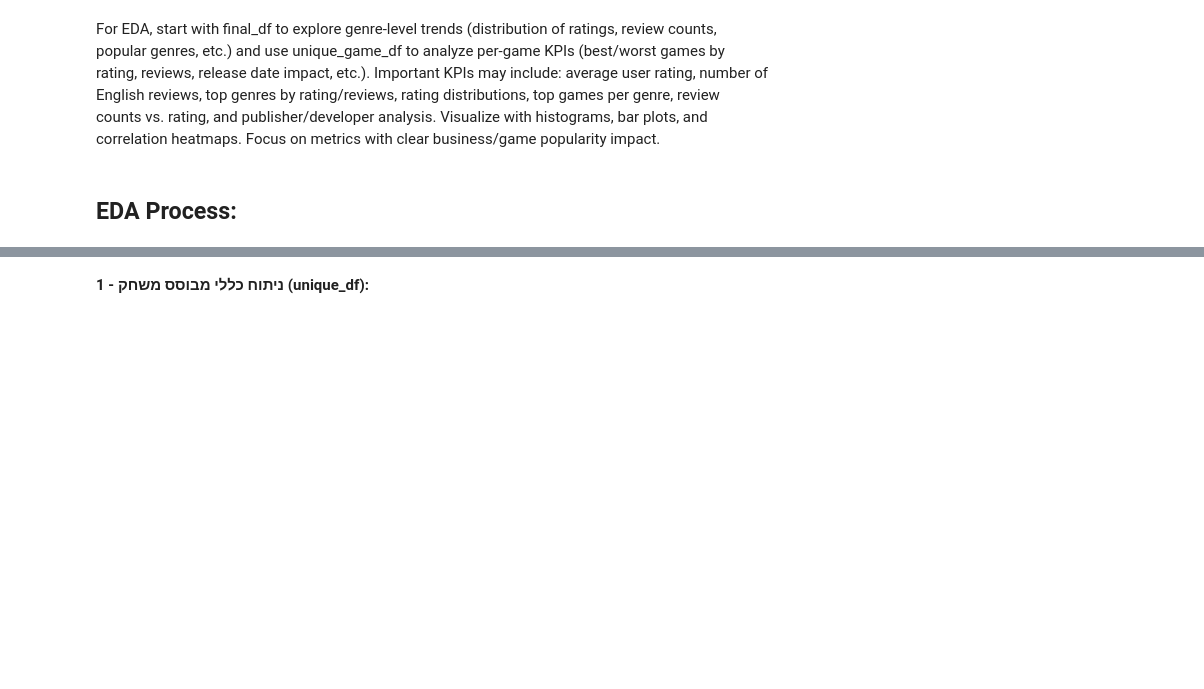
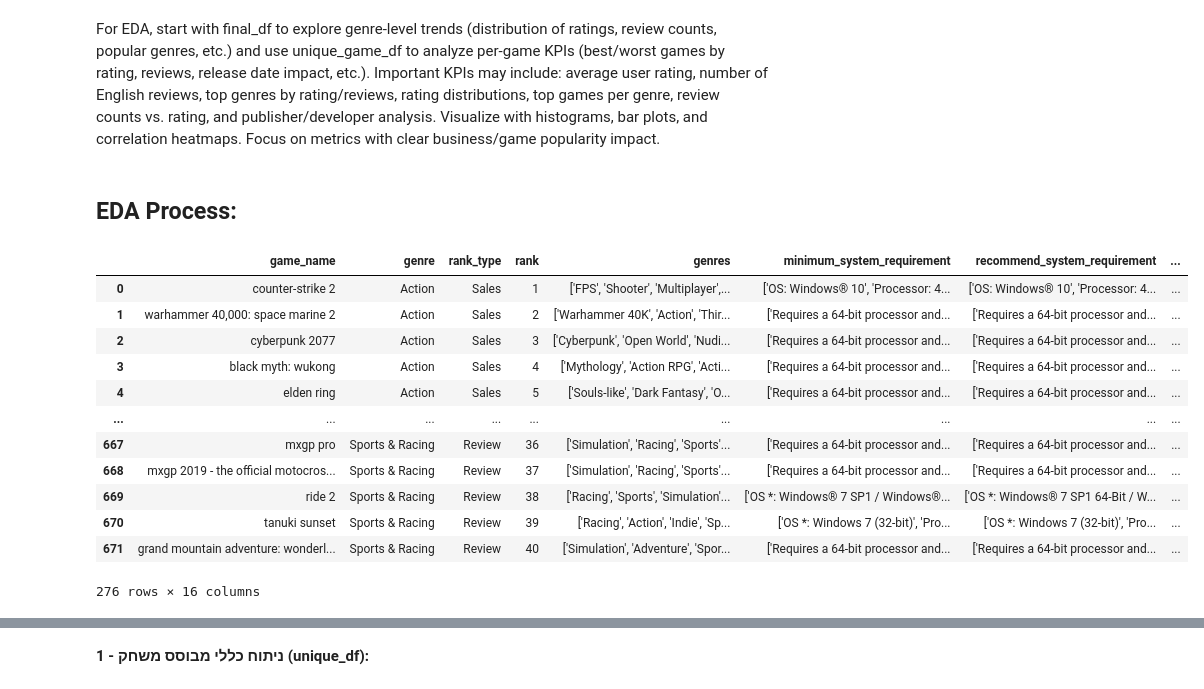
Before and after one commit to OfirBH/Steam_Final_Project, a Jupyter notebook: steam_final_project.ipynb, the cells around one changed output, grey strips where cells are left out. Cells and saved outputs as stored; diff of their text form; code cells hidden in the pictures; blank space fills up the shorter version.

```diff
--- a/steam_final_project.ipynb
+++ b/steam_final_project.ipynb
@@ -858,3 +879,19 @@ Summarize key findings after each visualization or analysis step.
 For EDA, start with final_df to explore genre-level trends (distribution of ratings, review counts, popular genres, etc.) and use unique_game_df to analyze per-game KPIs (best/worst games by rating, reviews, release date impact, etc.). Important KPIs may include: average user rating, number of English reviews, top genres by rating/reviews, rating distributions, top games per genre, review counts vs. rating, and publisher/developer analysis. Visualize with histograms, bar plots, and correlation heatmaps. Focus on metrics with clear business/game popularity impact.
 # %% [markdown]
 ## **EDA Process:**
+# %%
+unique_game_df
+# %% [output]
+|  | game_name | genre | rank_type | rank | genres | minimum_system_requirement | recommend_system_requirement | ... |
+| 0 | counter-strike 2 | Action | Sales | 1 | ['FPS', 'Shooter', 'Multiplayer',... | ['OS: Windows® 10', 'Processor: 4... | ['OS: Windows® 10', 'Processor: 4... | ... |
+| 1 | warhammer 40,000: space marine 2 | Action | Sales | 2 | ['Warhammer 40K', 'Action', 'Thir... | ['Requires a 64-bit processor and... | ['Requires a 64-bit processor and... | ... |
+| 2 | cyberpunk 2077 | Action | Sales | 3 | ['Cyberpunk', 'Open World', 'Nudi... | ['Requires a 64-bit processor and... | ['Requires a 64-bit processor and... | ... |
+| 3 | black myth: wukong | Action | Sales | 4 | ['Mythology', 'Action RPG', 'Acti... | ['Requires a 64-bit processor and... | ['Requires a 64-bit processor and... | ... |
+| 4 | elden ring | Action | Sales | 5 | ['Souls-like', 'Dark Fantasy', 'O... | ['Requires a 64-bit processor and... | ['Requires a 64-bit processor and... | ... |
+| ... | ... | ... | ... | ... | ... | ... | ... | ... |
+| 667 | mxgp pro | Sports & Racing | Review | 36 | ['Simulation', 'Racing', 'Sports'... | ['Requires a 64-bit processor and... | ['Requires a 64-bit processor and... | ... |
+| 668 | mxgp 2019 - the official motocros... | Sports & Racing | Review | 37 | ['Simulation', 'Racing', 'Sports'... | ['Requires a 64-bit processor and... | ['Requires a 64-bit processor and... | ... |
+| 669 | ride 2 | Sports & Racing | Review | 38 | ['Racing', 'Sports', 'Simulation'... | ['OS *: Windows® 7 SP1 / Windows®... | ['OS *: Windows® 7 SP1 64-Bit / W... | ... |
+| 670 | tanuki sunset | Sports & Racing | Review | 39 | ['Racing', 'Action', 'Indie', 'Sp... | ['OS *: Windows 7 (32-bit)', 'Pro... | ['OS *: Windows 7 (32-bit)', 'Pro... | ... |
+| 671 | grand mountain adventure: wonderl... | Sports & Racing | Review | 40 | ['Simulation', 'Adventure', 'Spor... | ['Requires a 64-bit processor and... | ['Requires a 64-bit processor and... | ... |
+276 rows × 16 columns
```
Also changed, not shown: parts of 10 cells of this notebook.
